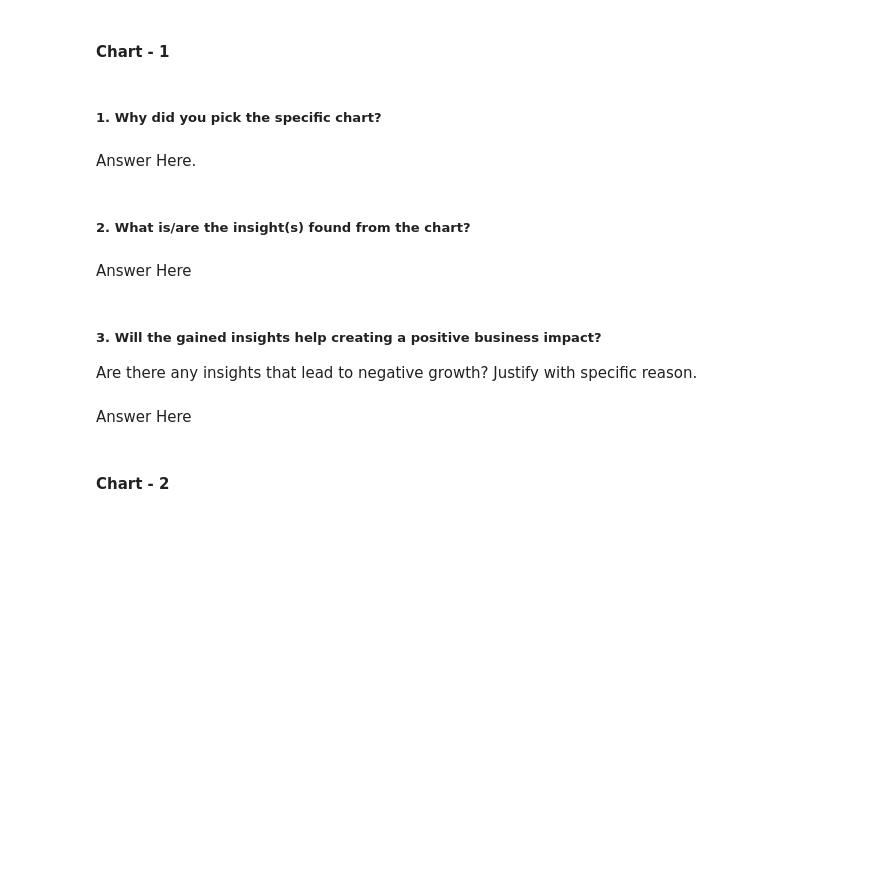
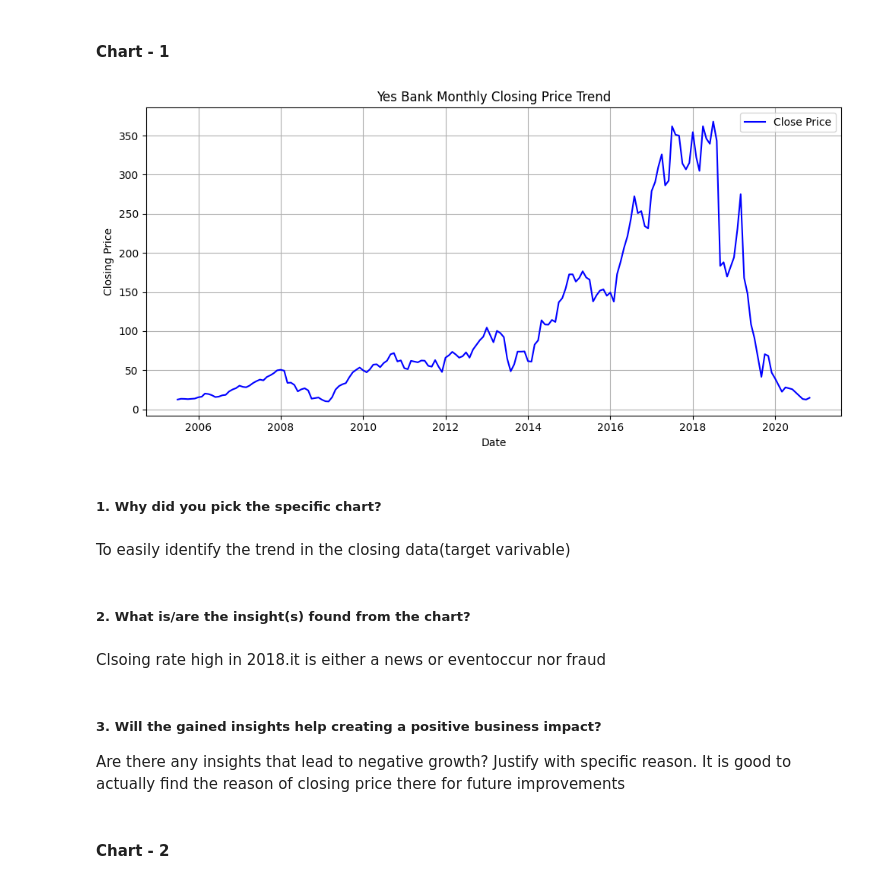
Before and after one commit to Josephvarghes/Yesbank-Stock-Predictor, a Jupyter notebook: yesbank-stock-predictor.ipynb, the cells around one changed output. Drawn from its saved outputs; the diff is of its cells as text; code cells hidden in the pictures; blank space fills up the shorter version.

Commit message:
Yes Bank Stock Predictor

```diff
--- a/yesbank-stock-predictor.ipynb
+++ b/yesbank-stock-predictor.ipynb
@@ -264,4 +259,8 @@ df.shape
 df['Date'] = pd.to_datetime(df['Date'], format='%b-%y')
+# %%
+# Step 3: Set 'Date' as the index
+
+df.set_index('Date', inplace=True)
 # %%
 df.dtypes
 # %% [output]
@@ -276,4 +271,0 @@ dtype: object
-# %%
-#feature extraction
-df['Year'] = df["Date"].dt.year
-df['Month'] = df['Date'].dt.month
@@ -334,15 +282,28 @@ To enhance our analysis, we also worked on feature engineering by extracting the
+# %%
+# Step 5: Plot closing price trend
+import matplotlib.pyplot as plt
+plt.figure(figsize=(10, 5))
+plt.plot(df['Close'], label='Close Price', color='blue')
+plt.title('Yes Bank Monthly Closing Price Trend')
+plt.xlabel('Date')
+plt.ylabel('Closing Price')
+plt.legend()
+plt.grid(True)
+plt.tight_layout()
+plt.show()
+# %% [output]
+[figure, added]
 # %% [markdown]
 ##### 1. Why did you pick the specific chart?
-# %% [markdown]
-Answer Here.
+# %% [markdown]
+To easily identify the trend in the closing data(target varivable)
 # %% [markdown]
 ##### 2. What is/are the insight(s) found from the chart?
-# %% [markdown]
-Answer Here
+# %% [markdown]
+Clsoing rate high in 2018.it is either a news or eventoccur nor fraud
 # %% [markdown]
 ##### 3. Will the gained insights help creating a positive business impact?
 Are there any insights that lead to negative growth? Justify with specific reason.
+It is good to actually find the reason of closing price there for future improvements
-# %% [markdown]
-Answer Here
 # %% [markdown]
 #### Chart - 2
```
Also changed, not shown: parts of 249 cells of this notebook.
